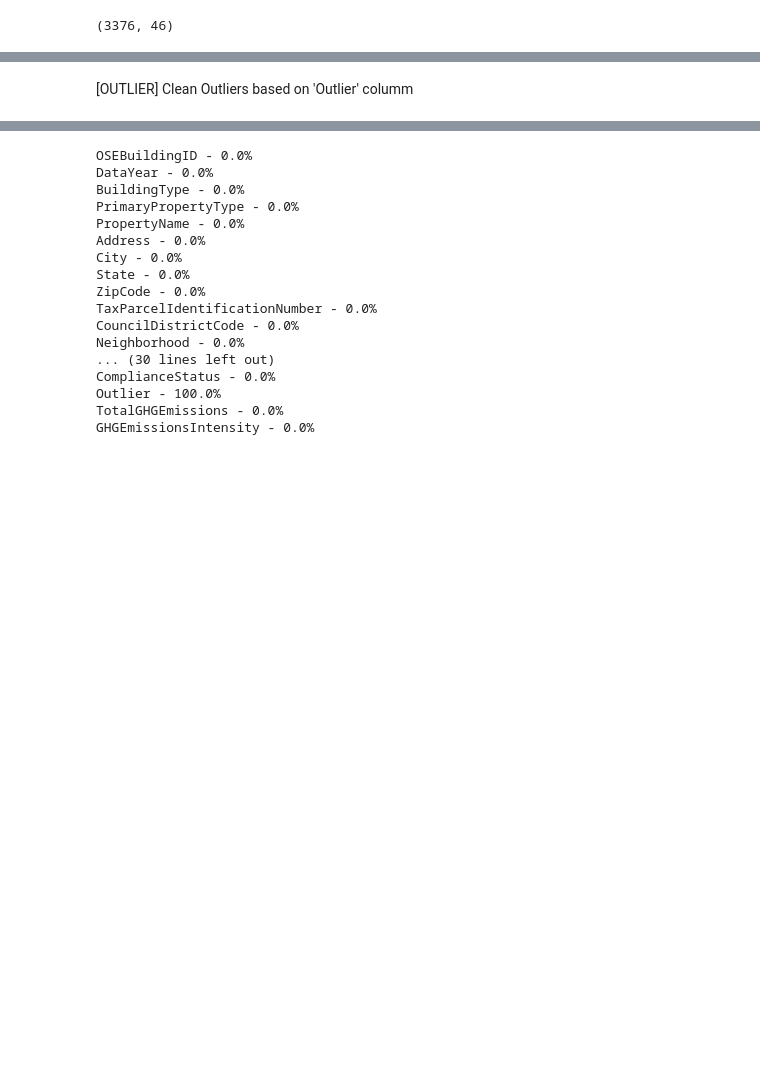
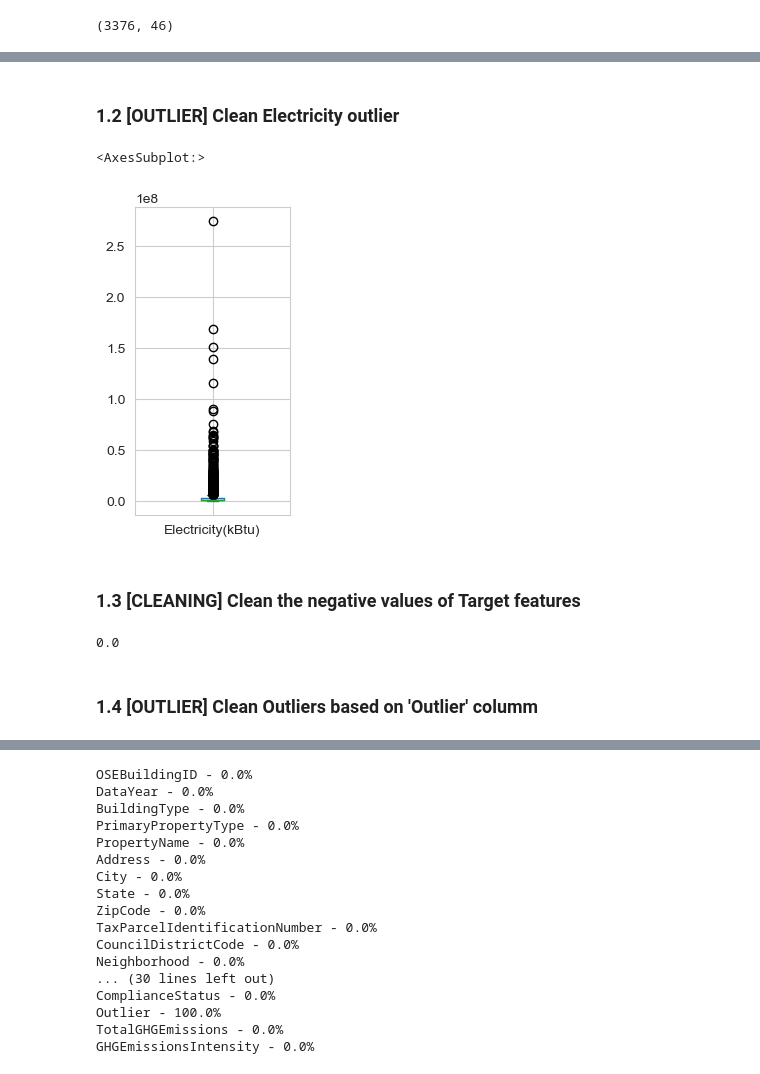
Before and after one commit to maurlco/buildings-consumption-forecast, a Jupyter notebook: 00_EDA.ipynb, the cells around one changed output, grey strips where cells are left out. Drawn from its saved outputs; the diff is of its cells as text; code cells hidden in the pictures; blank space fills up the shorter version.

```diff
--- a/00_EDA.ipynb
+++ b/00_EDA.ipynb
@@ -83,0 +92,8 @@ data_non_numeric.describe()
+# %% [markdown]
+### 1.2 [OUTLIER] Clean Electricity outlier
+# %%
+plt.figure(figsize=(2,4))
+df['Electricity(kBtu)'].plot(kind='box')
+# %% [output]
+<AxesSubplot:>
+[figure, added]
@@ -83,0 +102,2 @@ data_non_numeric.describe()
+# %% [markdown]
+### 1.3 [CLEANING] Clean the negative values of Target features
@@ -84,5 +108,11 @@ data_non_numeric.describe()
+# %%
+index = df['Electricity(kBtu)'][df['Electricity(kBtu)'] < 0 ].index.item()
+df.loc[index,'Electricity(kBtu)'] = 0
+print(df['Electricity(kBtu)'][index])
+# %% [output]
+0.0
 # %% [markdown]
-[OUTLIER] Clean Outliers based on 'Outlier' columm
+### 1.4 [OUTLIER] Clean Outliers based on 'Outlier' columm
 # %%
 df['Outlier'].unique()
 # %% [output]
```
Also changed, not shown: parts of 76 cells of this notebook, 26 other files.
